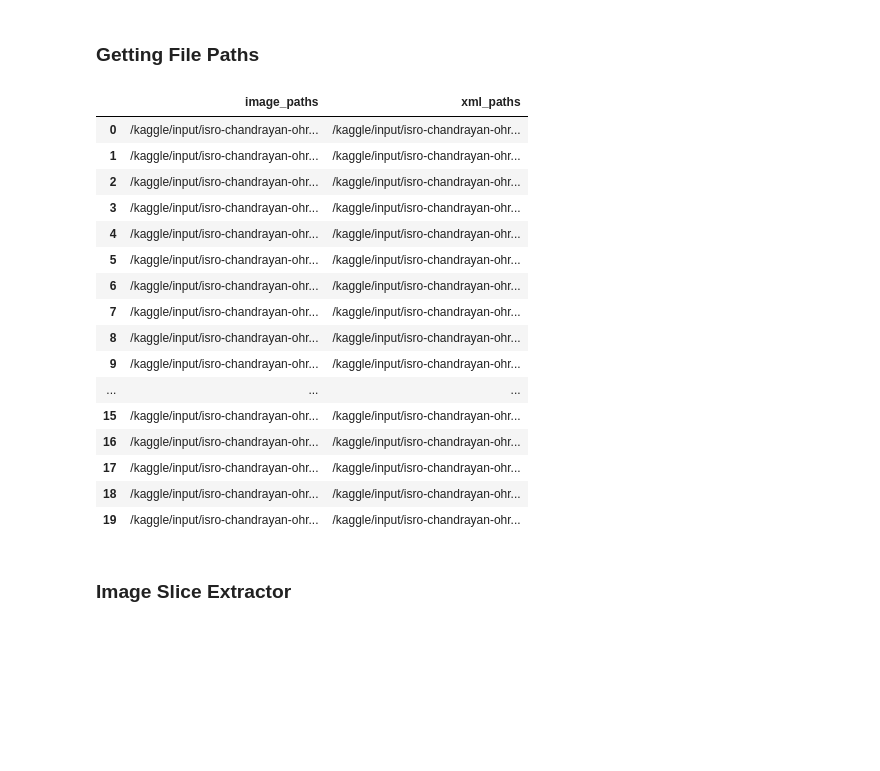
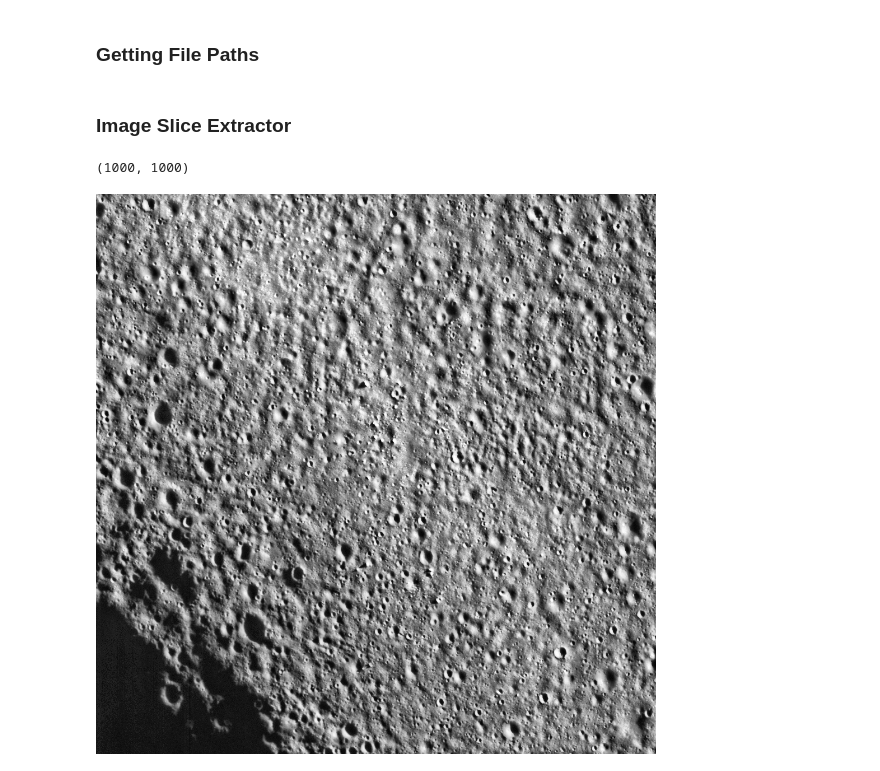
Before and after one commit to Ishan130803/Lunar-Crater-Segmentation, a Jupyter notebook: main.ipynb, the cells around one changed output. Saved outputs shown, nothing was run; the diff lists cells and outputs as text; code cells hidden in the pictures; blank space fills up the shorter version.

Commit message:
Algorithm safe segmentation finalized

```diff
--- a/main.ipynb
+++ b/main.ipynb
@@ -210,26 +255,6 @@ preview_paths = utils.get_paths_by_re('/kaggle/input/isro-chandrayan-ohrc-datase
 bin_image_paths.sort()
 xml_paths.sort()
 preview_paths.sort()
-# %%
-pd.DataFrame({'image_paths': bin_image_paths, 'xml_paths': xml_paths})
-# %% [output]
-|  | image_paths | xml_paths |
-| 0 | /kaggle/input/isro-chandrayan-ohr... | /kaggle/input/isro-chandrayan-ohr... |
-| 1 | /kaggle/input/isro-chandrayan-ohr... | /kaggle/input/isro-chandrayan-ohr... |
-| 2 | /kaggle/input/isro-chandrayan-ohr... | /kaggle/input/isro-chandrayan-ohr... |
-| 3 | /kaggle/input/isro-chandrayan-ohr... | /kaggle/input/isro-chandrayan-ohr... |
-| 4 | /kaggle/input/isro-chandrayan-ohr... | /kaggle/input/isro-chandrayan-ohr... |
-| 5 | /kaggle/input/isro-chandrayan-ohr... | /kaggle/input/isro-chandrayan-ohr... |
-| 6 | /kaggle/input/isro-chandrayan-ohr... | /kaggle/input/isro-chandrayan-ohr... |
-| 7 | /kaggle/input/isro-chandrayan-ohr... | /kaggle/input/isro-chandrayan-ohr... |
-| 8 | /kaggle/input/isro-chandrayan-ohr... | /kaggle/input/isro-chandrayan-ohr... |
-| 9 | /kaggle/input/isro-chandrayan-ohr... | /kaggle/input/isro-chandrayan-ohr... |
-| ... | ... | ... |
-| 15 | /kaggle/input/isro-chandrayan-ohr... | /kaggle/input/isro-chandrayan-ohr... |
-| 16 | /kaggle/input/isro-chandrayan-ohr... | /kaggle/input/isro-chandrayan-ohr... |
-| 17 | /kaggle/input/isro-chandrayan-ohr... | /kaggle/input/isro-chandrayan-ohr... |
-| 18 | /kaggle/input/isro-chandrayan-ohr... | /kaggle/input/isro-chandrayan-ohr... |
-| 19 | /kaggle/input/isro-chandrayan-ohr... | /kaggle/input/isro-chandrayan-ohr... |
 # %% [markdown]
 ### Image Slice Extractor
 # %%
@@ -242,0 +268,15 @@ image_slice = extractor.extract_slice(5000,0, 1000, 1000)
+# %%
+segmenter = Segmenter(image_slice)
+segment_result = segmenter.segment()
+# %% [output]
+(1000, 1000)
+# %%
+clahe = cv2.createCLAHE(
+            clipLimit=7.0, tileGridSize=(2, 2)
+        ).apply(image_slice)
+clahe = cv2.createCLAHE(
+            clipLimit=6.0, tileGridSize=(50, 50)
+        ).apply(image_slice)
+Image.fromarray(clahe)
+# %% [output]
+[figure, added]
```
Also changed, not shown: parts of 7 cells of this notebook.
